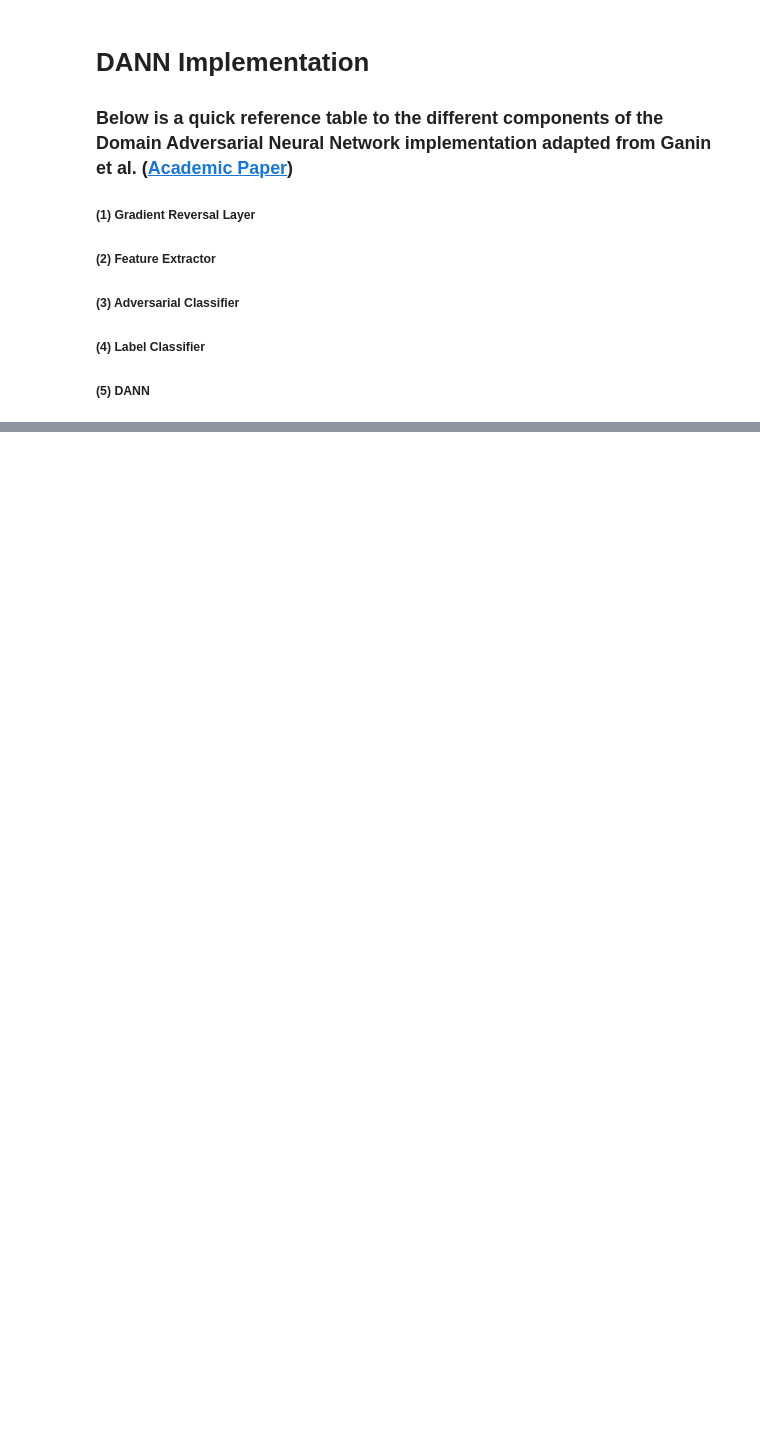
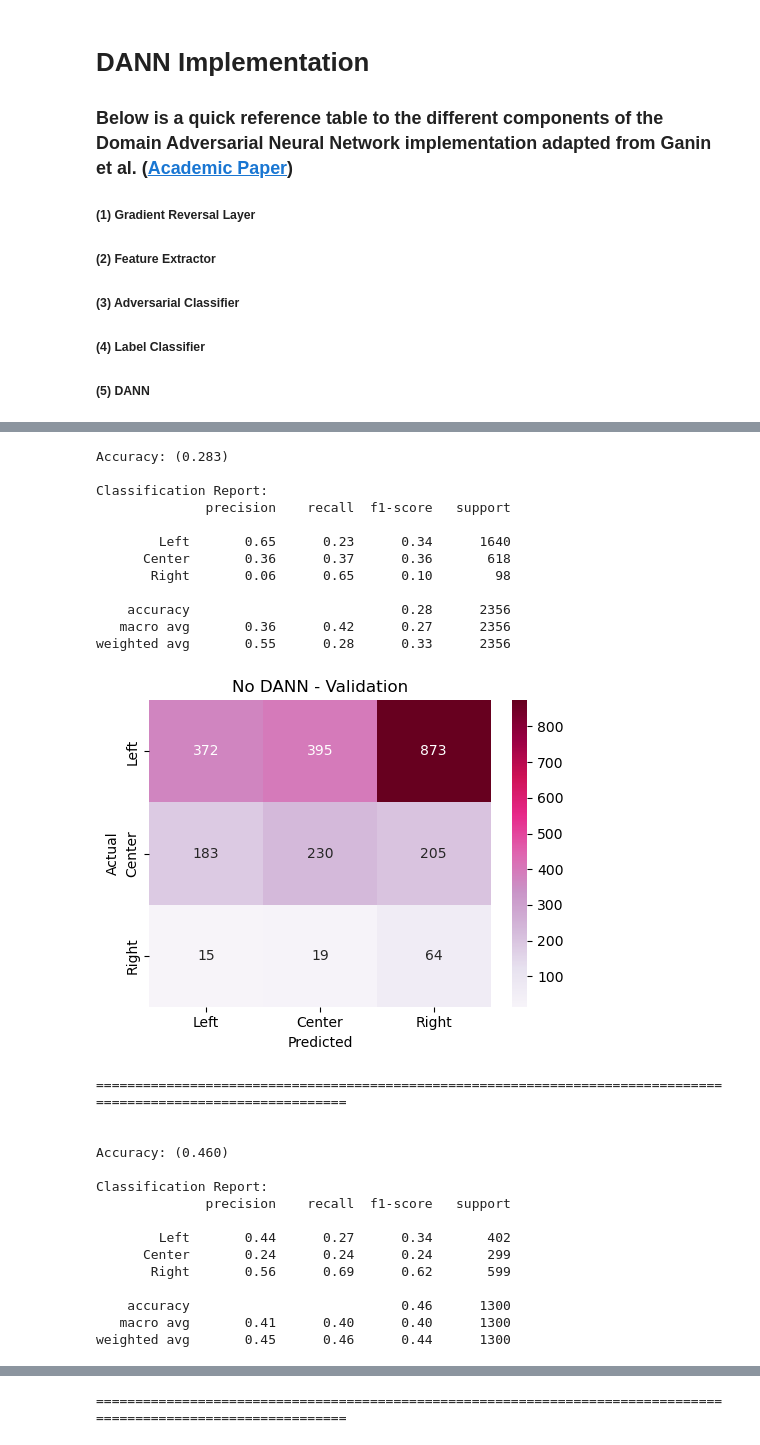
Before and after one commit to nks8566/NLP_Project, a Jupyter notebook: DANN.ipynb, the cells around one changed output, grey strips where cells are left out. Cells and saved outputs as stored; diff of their text form; code cells hidden in the pictures; blank space fills up the shorter version.

Commit message:
Added .npy & DANN update

```diff
--- a/DANN.ipynb
+++ b/DANN.ipynb
@@ -584,8 +688,14 @@ def train(from_dir, epochs=30, lr=1e-3, y=10, no_grl=True):
 # %%
-%%capture
+# Baseline - TSV Data
 
-triplet_model_no_lam, triplet_target_embedding_no_lam, triplet_target_labels_no_lam = train("triplet_dir")
-triplet_model, triplet_target_embedding, triplet_target_labels = train("triplet_dir", no_grl=False)
-unseen_model, unseen_target_embedding, unseen_target_labels = train("unseen_dir")
-fox_model, fox_target_embedding, fox_target_labels = train("fox_dir")
+print("Baseline (No DANN)\n")
+model_no_lam, val_embedding_no_lam, val_labels_no_lam, test_embedding_no_lam, test_labels_no_lam = train("dann", no_grl=True)
+print("\n")
+
+
+# DANN - TSV Data
+
+print("DANN\n")
+model_lam, val_embedding_lam, val_labels_lam, test_embedding_lam, test_labels_lam = train("dann", no_grl=False)
+print("\n")
 # %% [output]
@@ -609,0 +784,47 @@ KeyboardInterrupt:
+# %%
+# No DANN - Validation
+p1, p2, p3  = evaluate(
+    model_no_lam,
+    val_embedding_no_lam,
+    val_labels_no_lam,
+    "",
+    "No DANN - Validation",
+    save = False)
+
+# No DANN - Test
+_, _, _  = evaluate(
+    model_no_lam,
+    test_embedding_no_lam,
+    test_labels_no_lam,
+    "",
+    "No DANN - Testing",
+    save = False)
+# %% [output]
+Accuracy: (0.283)
+
+Classification Report:
+              precision    recall  f1-score   support
+
+        Left       0.65      0.23      0.34      1640
+      Center       0.36      0.37      0.36       618
+       Right       0.06      0.65      0.10        98
+
+    accuracy                           0.28      2356
+   macro avg       0.36      0.42      0.27      2356
+weighted avg       0.55      0.28      0.33      2356
+[figure, added]
+================================================================================================================
+
+
+Accuracy: (0.460)
+
+Classification Report:
+              precision    recall  f1-score   support
+
+        Left       0.44      0.27      0.34       402
+      Center       0.24      0.24      0.24       299
+       Right       0.56      0.69      0.62       599
+
+    accuracy                           0.46      1300
+   macro avg       0.41      0.40      0.40      1300
+weighted avg       0.45      0.46      0.44      1300
@@ -609,0 +832 @@ KeyboardInterrupt:
+================================================================================================================
```
Also changed, not shown: parts of 18 cells of this notebook, 4 other files.
